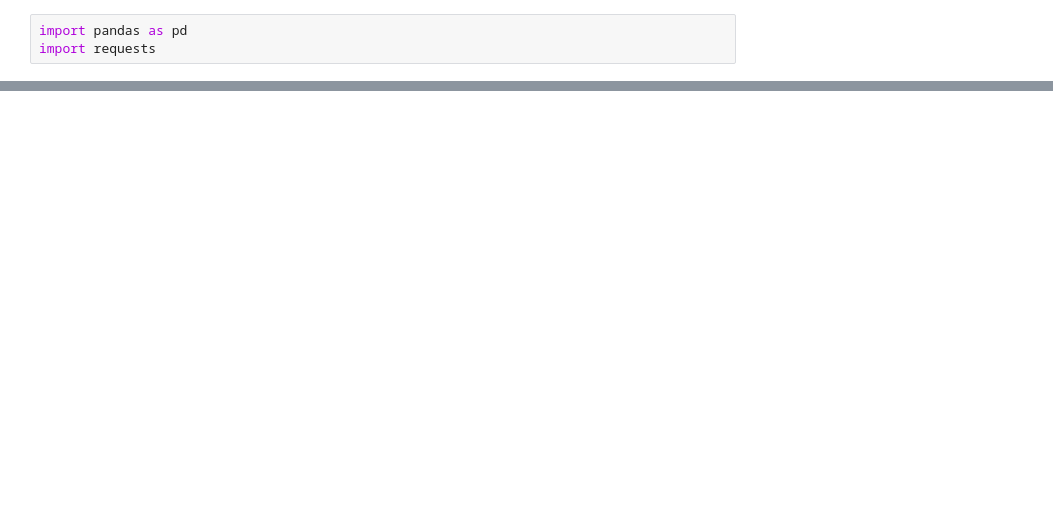
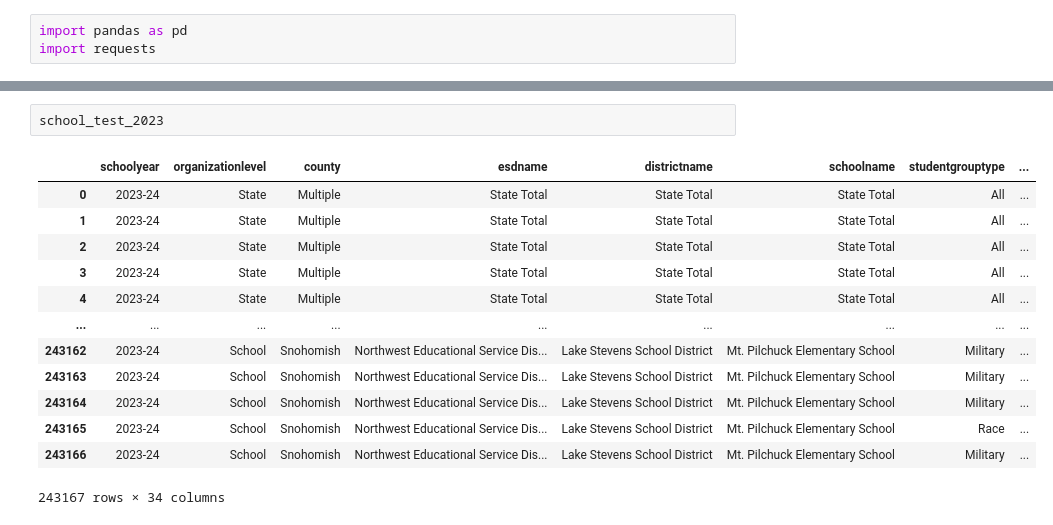
Before and after one commit to jamilditter/washington_education, a Jupyter notebook: DataCleaning.ipynb, the cells around one changed output, grey strips where cells are left out. Saved outputs shown, nothing was run; the diff lists cells and outputs as text; blank space fills up the shorter version.

```diff
--- a/DataCleaning.ipynb
+++ b/DataCleaning.ipynb
@@ -80,0 +143,16 @@ school_test_2024 = pd.DataFrame(data)
+# %%
+school_test_2023
+# %% [output]
+|  | schoolyear | organizationlevel | county | esdname | districtname | schoolname | studentgrouptype | ... |
+| 0 | 2023-24 | State | Multiple | State Total | State Total | State Total | All | ... |
+| 1 | 2023-24 | State | Multiple | State Total | State Total | State Total | All | ... |
+| 2 | 2023-24 | State | Multiple | State Total | State Total | State Total | All | ... |
+| 3 | 2023-24 | State | Multiple | State Total | State Total | State Total | All | ... |
+| 4 | 2023-24 | State | Multiple | State Total | State Total | State Total | All | ... |
+| ... | ... | ... | ... | ... | ... | ... | ... | ... |
+| 243162 | 2023-24 | School | Snohomish | Northwest Educational Service Dis... | Lake Stevens School District | Mt. Pilchuck Elementary School | Military | ... |
+| 243163 | 2023-24 | School | Snohomish | Northwest Educational Service Dis... | Lake Stevens School District | Mt. Pilchuck Elementary School | Military | ... |
+| 243164 | 2023-24 | School | Snohomish | Northwest Educational Service Dis... | Lake Stevens School District | Mt. Pilchuck Elementary School | Military | ... |
+| 243165 | 2023-24 | School | Snohomish | Northwest Educational Service Dis... | Lake Stevens School District | Mt. Pilchuck Elementary School | Race | ... |
+| 243166 | 2023-24 | School | Snohomish | Northwest Educational Service Dis... | Lake Stevens School District | Mt. Pilchuck Elementary School | Military | ... |
+243167 rows × 34 columns
```
Also changed, not shown: parts of 22 cells of this notebook.
